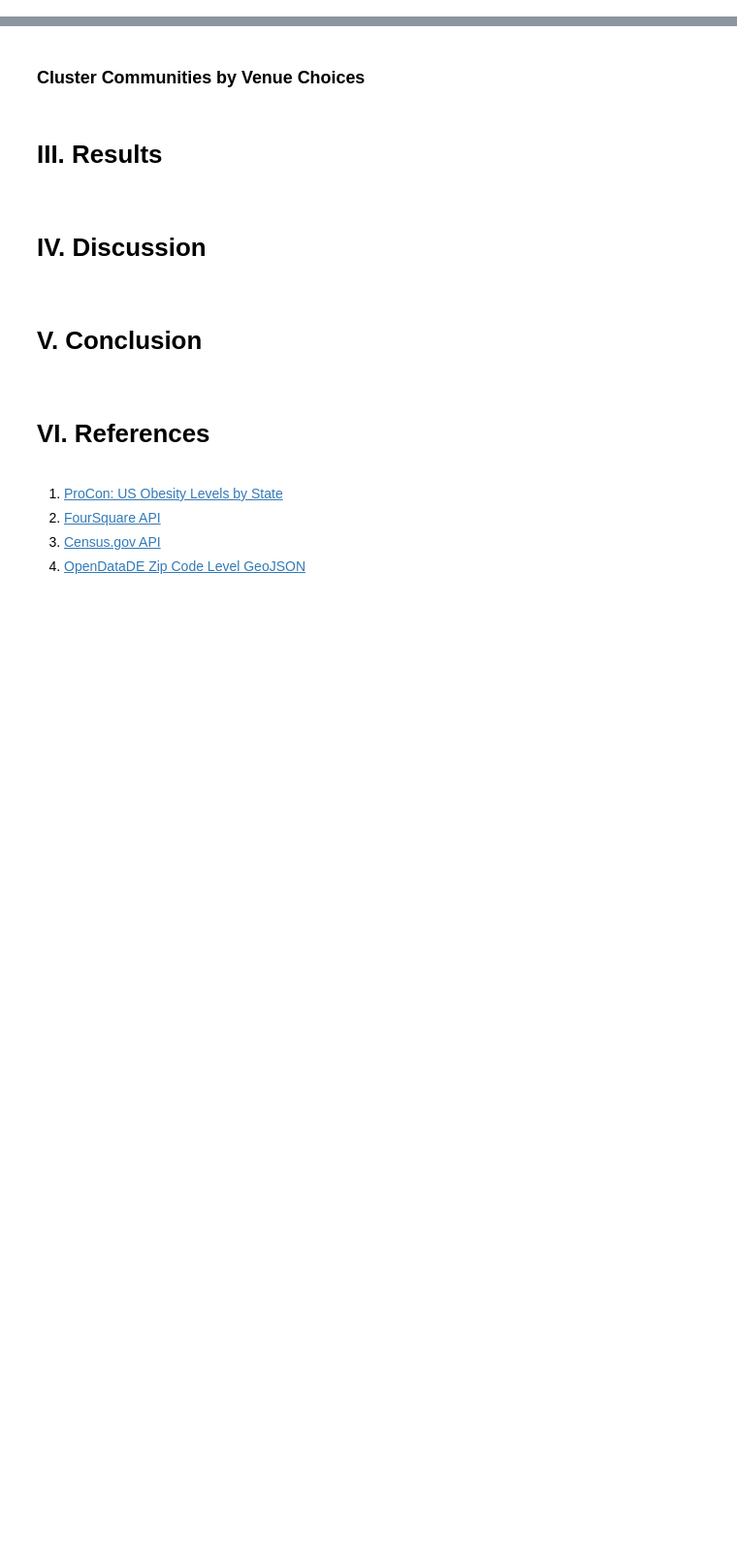
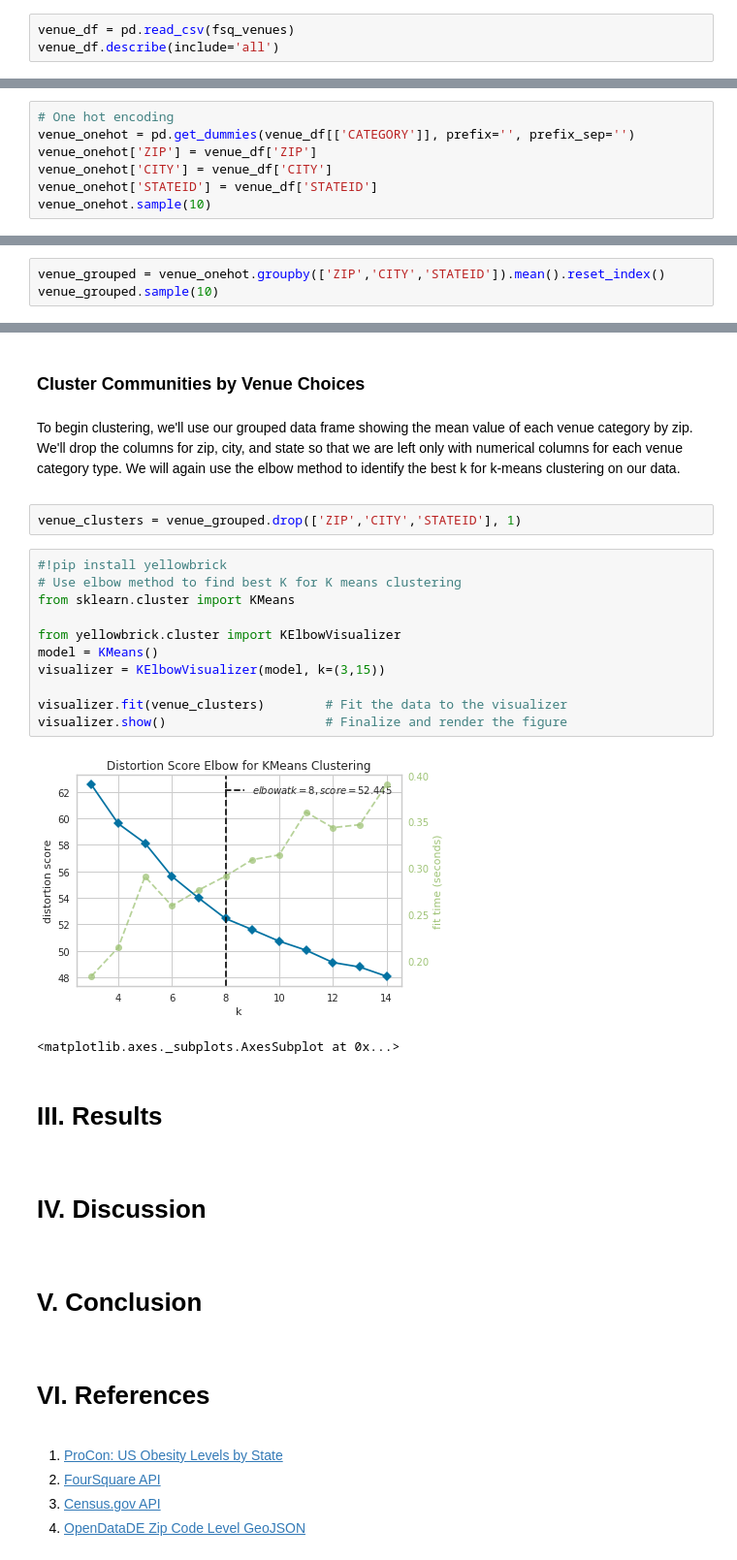
Before and after one commit to rsq215/Coursera_Capstone, a Jupyter notebook: RQueen Capstone Final Project - Part II.ipynb, the cells around one changed output, grey strips where cells are left out. Shown at 97% size. Cells and saved outputs as stored; diff of their text form; blank space fills up the shorter version.

```diff
--- a/RQueen Capstone Final Project - Part II.ipynb
+++ b/RQueen Capstone Final Project - Part II.ipynb
@@ -402,0 +608,3 @@ census_df[['ZIP','CITY','CLUSTER','CLUS_NAME']].head()
+# %%
+venue_df = pd.read_csv(fsq_venues)
+venue_df.describe(include='all')
@@ -402,0 +630,7 @@ census_df[['ZIP','CITY','CLUSTER','CLUS_NAME']].head()
+# %%
+# One hot encoding
+venue_onehot = pd.get_dummies(venue_df[['CATEGORY']], prefix='', prefix_sep='')
+venue_onehot['ZIP'] = venue_df['ZIP']
+venue_onehot['CITY'] = venue_df['CITY']
+venue_onehot['STATEID'] = venue_df['STATEID']
+venue_onehot.sample(10)
@@ -402,0 +650,3 @@ census_df[['ZIP','CITY','CLUSTER','CLUS_NAME']].head()
+# %%
+venue_grouped = venue_onehot.groupby(['ZIP','CITY','STATEID']).mean().reset_index()
+venue_grouped.sample(10)
@@ -403,5 +707,27 @@ census_df[['ZIP','CITY','CLUSTER','CLUS_NAME']].head()
 # %% [markdown]
 ### Cluster Communities by Venue Choices
+# %% [markdown]
+<div style="margin: 0 auto; width:1000px;">
+    <p>
+        To begin clustering, we'll use our grouped data frame showing the mean value of each venue category by zip.  We'll drop the columns for zip, city, and state so that we are left only with numerical columns for each venue category type.  We will again use the elbow method to identify the best k for k-means clustering on our data.
+    </p>
+</div>
+# %%
+venue_clusters = venue_grouped.drop(['ZIP','CITY','STATEID'], 1)
+# %%
+#!pip install yellowbrick
+# Use elbow method to find best K for K means clustering
+from sklearn.cluster import KMeans
+
+from yellowbrick.cluster import KElbowVisualizer
+model = KMeans()
+visualizer = KElbowVisualizer(model, k=(3,15))
+
+visualizer.fit(venue_clusters)        # Fit the data to the visualizer
+visualizer.show()                     # Finalize and render the figure
+# %% [output]
+[figure, added]
+<matplotlib.axes._subplots.AxesSubplot at 0x...>
 # %% [markdown]
 <div id="results"><h1>III. Results</h1></div>
 # %% [markdown]
```
Also changed, not shown: parts of 17 cells of this notebook.
